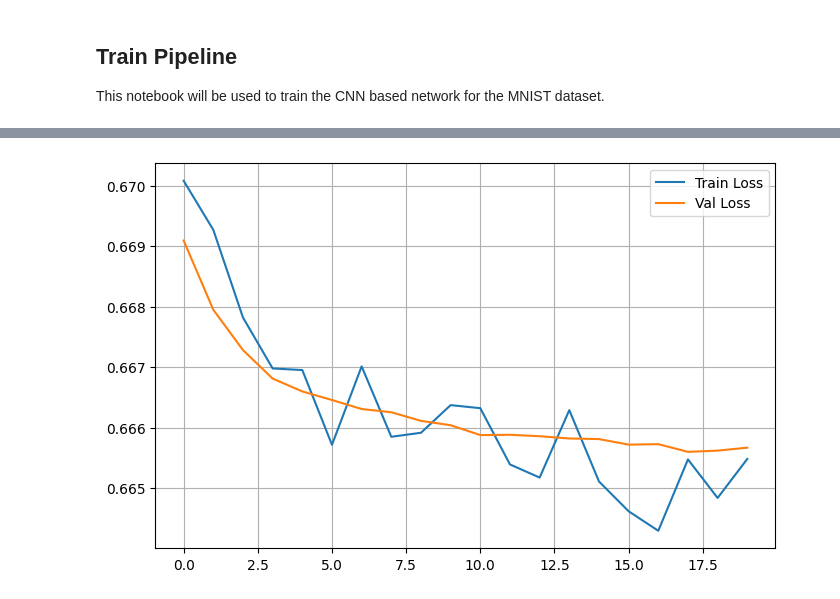
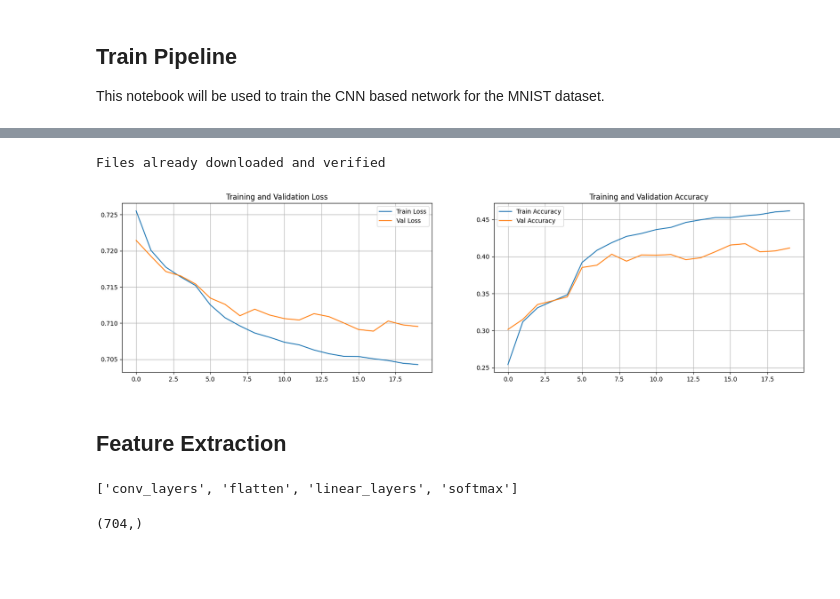
Before and after one commit to task-master98/advanced-neural-networks, a Jupyter notebook: advanced_neural_networks/notebooks/pipelines/ir-train_mnist_main.ipynb, the cells around one changed output, grey strips where cells are left out. Cells and saved outputs as stored; diff of their text form; code cells hidden in the pictures; blank space fills up the shorter version.

Commit message:
Implemented simple train and feature extraction

```diff
--- a/advanced_neural_networks/notebooks/pipelines/ir-train_mnist_main.ipynb
+++ b/advanced_neural_networks/notebooks/pipelines/ir-train_mnist_main.ipynb
@@ -28,5 +34,6 @@ To enable the following instructions: AVX2 FMA, in other operations, rebuild Ten
 module_dir = advanced_neural_networks.__path__[0]
 dataloader_path = os.path.join(module_dir, "dataloader")
 dataset_config = os.path.join(dataloader_path, "mnist_config.yaml")
+trainer_config = os.path.join(module_dir, "trainer", "trainer_config.yaml")
 # %%
 ## load dataset
@@ -46,10 +63,17 @@ val_dataloader = torch.utils.data.DataLoader(mnist_val, batch_size = batch_size,
 # %%
 ## initialize model, loss function and optimizer
 
+batch_size = 64
 learning_rate = 0.001
 momentum = 0.9
 
-device = torch.device("cuda" if torch.cuda.is_available() else "cpu")
-model = SimpleConvNet().to(device)
-criterion = torch.nn.BCEWithLogitsLoss()
-optimizer = torch.optim.SGD(model.parameters(), lr = learning_rate, momentum = momentum)
+model_params = {"input_shape": [batch_size, *batch_img.shape],
+                 "n_conv_blocks": 3,
+                 "out_channel_list": [16, 32, 64],
+                 "kernel_size": 3,
+                 "pool_size": 2,
+                 "n_linear_layers": 2,
+                 "n_neurons_list": [60, 10]}
+
+optimizer_type = "Adam"
+optimizer_params = {"optimizer_type": optimizer_type, "lr": learning_rate}
@@ -131,9 +80,33 @@ for epoch in tqdm(range(n_epochs)):
-# %%
-plt.figure(figsize = (8, 5))
-plt.plot(np.arange(20), train_loss, label = "Train Loss")
-plt.plot(np.arange(20), val_loss, label = "Val Loss")
-plt.grid()
-plt.legend()
-plt.show()
-# %% [output]
-[figure, removed]
+# %%
+## initialize trainer
+model_trainer = MNISTTrainer(trainer_config, location = "cloud", data_type = "CIFAR10")
+max_epochs = 20
+model_trainer.max_epochs = max_epochs
+# %% [output]
+Files already downloaded and verified
+# %%
+metrics_df, model = model_trainer.train(model_params,
+                                 optimizer_params,
+                                 mnist_train,
+                                 mnist_val)
+# %%
+plt.figure(figsize = (20, 5))
+
+ax = plt.subplot(1, 2, 1)
+ax.set_title("Training and Validation Loss")
+ax.plot(np.arange(max_epochs), metrics_df["train_loss"], label = "Train Loss")
+ax.plot(np.arange(max_epochs), metrics_df["val_loss"], label = "Val Loss")
+ax.grid()
+ax.legend()
+
+ax = plt.subplot(1, 2, 2)
+ax.set_title("Training and Validation Accuracy")
+ax.plot(np.arange(max_epochs), metrics_df["train_acc"], label = "Train Accuracy")
+ax.plot(np.arange(max_epochs), metrics_df["val_acc"], label = "Val Accuracy")
+ax.grid()
+ax.legend()
+plt.show()
+# %% [output]
+[figure, added]
+# %% [markdown]
+## **Feature Extraction**
@@ -139,0 +135,5 @@ plt.show()
+# %%
+layer_names = [layer_id for layer_id in model._modules]
+layer_names
+# %% [output]
+['conv_layers', 'flatten', 'linear_layers', 'softmax']
@@ -139,0 +164,5 @@ plt.show()
+# %%
+class_labels = np.argmax(labels, axis=1)
+class_labels.shape
+# %% [output]
+(704,)
```
Also changed, not shown: parts of 11 cells of this notebook, 1 other file.
